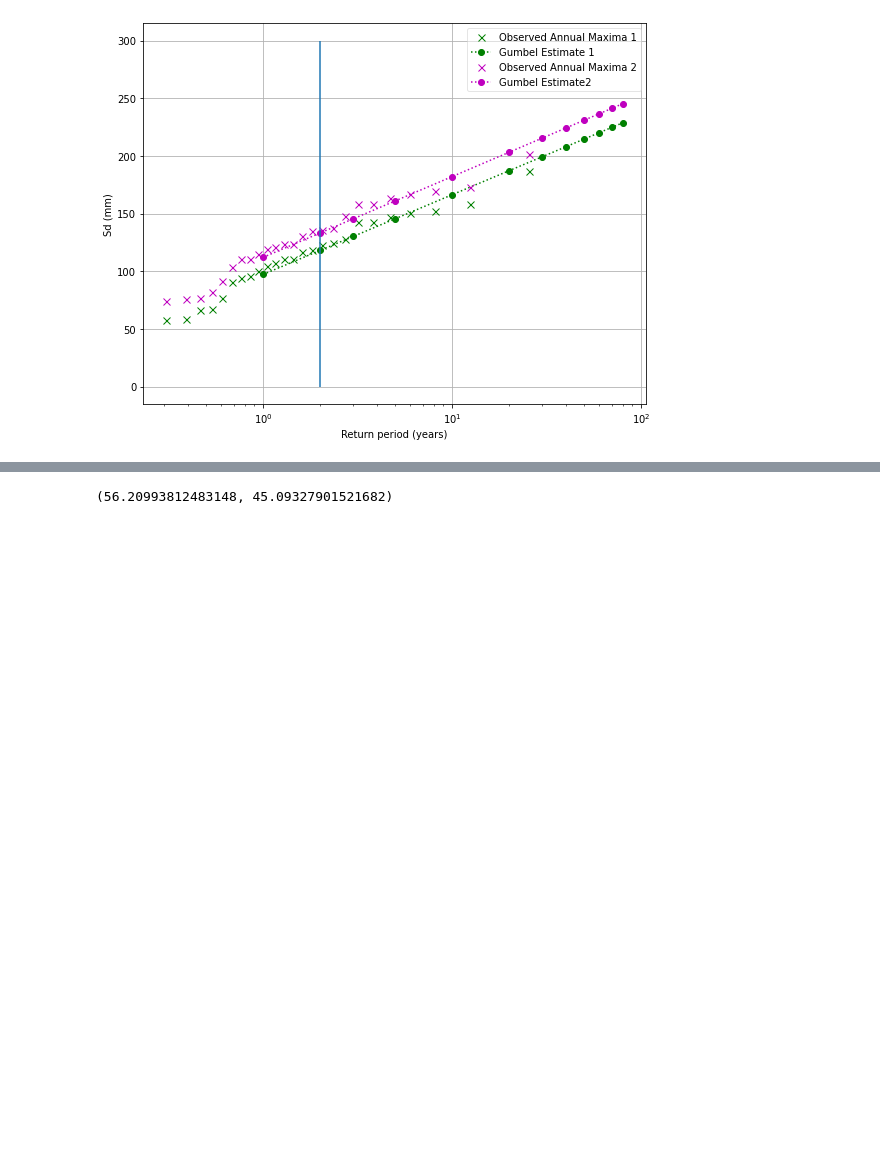
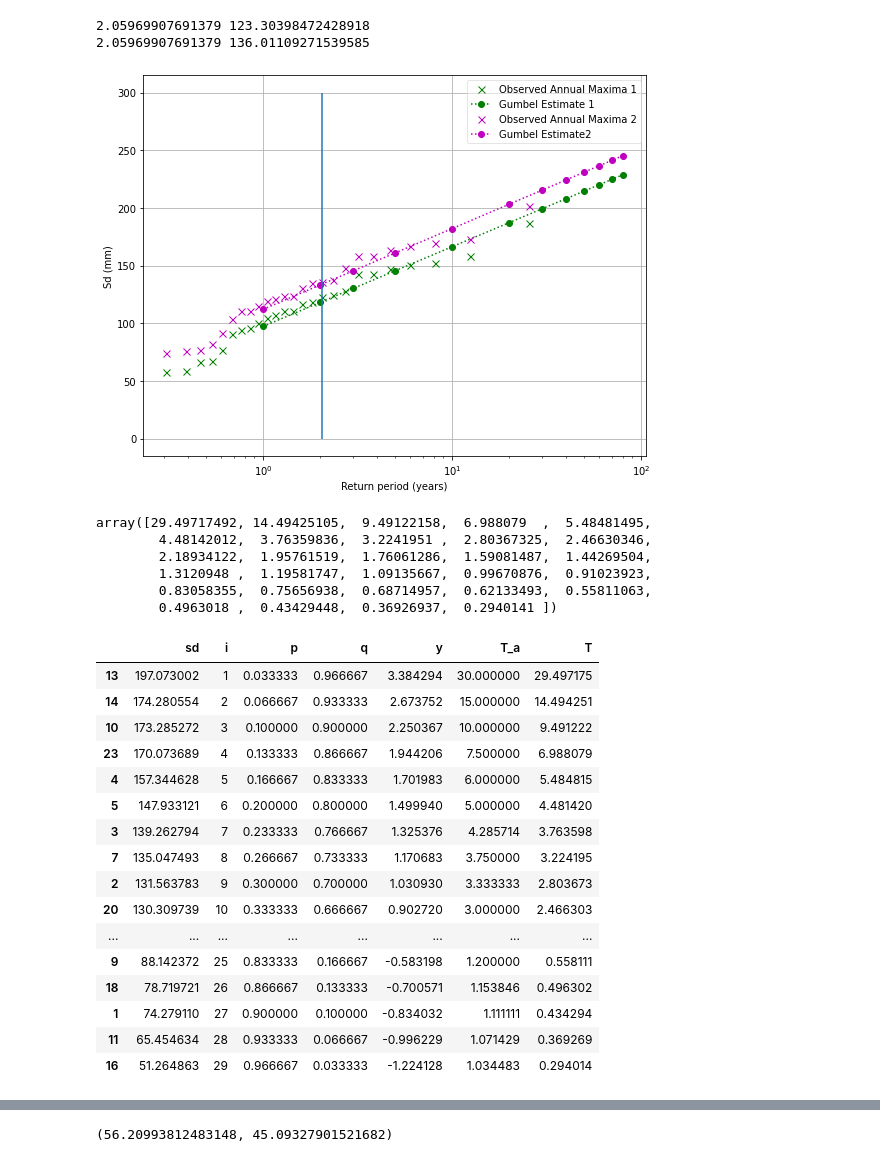
Before and after one commit to fvanoorschot/global_sr_module, a Jupyter notebook: gumbel.ipynb, the cells around one changed output, grey strips where cells are left out. Saved outputs shown, nothing was run; the diff lists cells and outputs as text; code cells hidden in the pictures; blank space fills up the shorter version.

```diff
--- a/gumbel.ipynb
+++ b/gumbel.ipynb
@@ -229,12 +241,46 @@ c10 = 'in_0000134'
 
 catch_id = c5
 f='iwu2'
-Sd_maxmin1 = sdmaxmin(catch_id,f,sd_dir)
+Sd_maxmin1 = sdmaxmin_irri(catch_id,f,sd_dir)
 Sd_maxmin2 = sdmaxmin_noirri(catch_id,sd_dir)
 
-df1,T1,gumbel_estimate1 = gumbel(Sd_maxmin1)
-df2,T2,gumbel_estimate2 = gumbel(Sd_maxmin2)
+df1,T1,gumbel_estimate1,T,sr = gumbel(Sd_maxmin1)
+print(T,sr)
 
-gumbel_plot(df1,T1,gumbel_estimate1, df2,T2,gumbel_estimate2)
+df2,T2,gumbel_estimate2,T,sr = gumbel(Sd_maxmin2)
+print(T,sr)
+
+gumbel_plot(df1,T1,gumbel_estimate1, df2,T2,gumbel_estimate2,T)
 # %% [output]
+2.05969907691379 123.30398472428918
+2.05969907691379 136.01109271539585
 [figure]
+# %%
+T1
+# %% [output]
+array([29.49717492, 14.49425105,  9.49122158,  6.988079  ,  5.48481495,
+        4.48142012,  3.76359836,  3.2241951 ,  2.80367325,  2.46630346,
+        2.18934122,  1.95761519,  1.76061286,  1.59081487,  1.44269504,
+        1.3120948 ,  1.19581747,  1.09135667,  0.99670876,  0.91023923,
+        0.83058355,  0.75656938,  0.68714957,  0.62133493,  0.55811063,
+        0.4963018 ,  0.43429448,  0.36926937,  0.2940141 ])
+# %%
+df1
+# %% [output]
+|  | sd | i | p | q | y | T_a | T |
+| 13 | 197.073002 | 1 | 0.033333 | 0.966667 | 3.384294 | 30.000000 | 29.497175 |
+| 14 | 174.280554 | 2 | 0.066667 | 0.933333 | 2.673752 | 15.000000 | 14.494251 |
+| 10 | 173.285272 | 3 | 0.100000 | 0.900000 | 2.250367 | 10.000000 | 9.491222 |
+| 23 | 170.073689 | 4 | 0.133333 | 0.866667 | 1.944206 | 7.500000 | 6.988079 |
+| 4 | 157.344628 | 5 | 0.166667 | 0.833333 | 1.701983 | 6.000000 | 5.484815 |
+| 5 | 147.933121 | 6 | 0.200000 | 0.800000 | 1.499940 | 5.000000 | 4.481420 |
+| 3 | 139.262794 | 7 | 0.233333 | 0.766667 | 1.325376 | 4.285714 | 3.763598 |
+| 7 | 135.047493 | 8 | 0.266667 | 0.733333 | 1.170683 | 3.750000 | 3.224195 |
+| 2 | 131.563783 | 9 | 0.300000 | 0.700000 | 1.030930 | 3.333333 | 2.803673 |
+| 20 | 130.309739 | 10 | 0.333333 | 0.666667 | 0.902720 | 3.000000 | 2.466303 |
+| ... | ... | ... | ... | ... | ... | ... | ... |
+| 9 | 88.142372 | 25 | 0.833333 | 0.166667 | -0.583198 | 1.200000 | 0.558111 |
+| 18 | 78.719721 | 26 | 0.866667 | 0.133333 | -0.700571 | 1.153846 | 0.496302 |
+| 1 | 74.279110 | 27 | 0.900000 | 0.100000 | -0.834032 | 1.111111 | 0.434294 |
+| 11 | 65.454634 | 28 | 0.933333 | 0.066667 | -0.996229 | 1.071429 | 0.369269 |
+| 16 | 51.264863 | 29 | 0.966667 | 0.033333 | -1.224128 | 1.034483 | 0.294014 |
```
Also changed, not shown: parts of 6 cells of this notebook, 2 other files.
